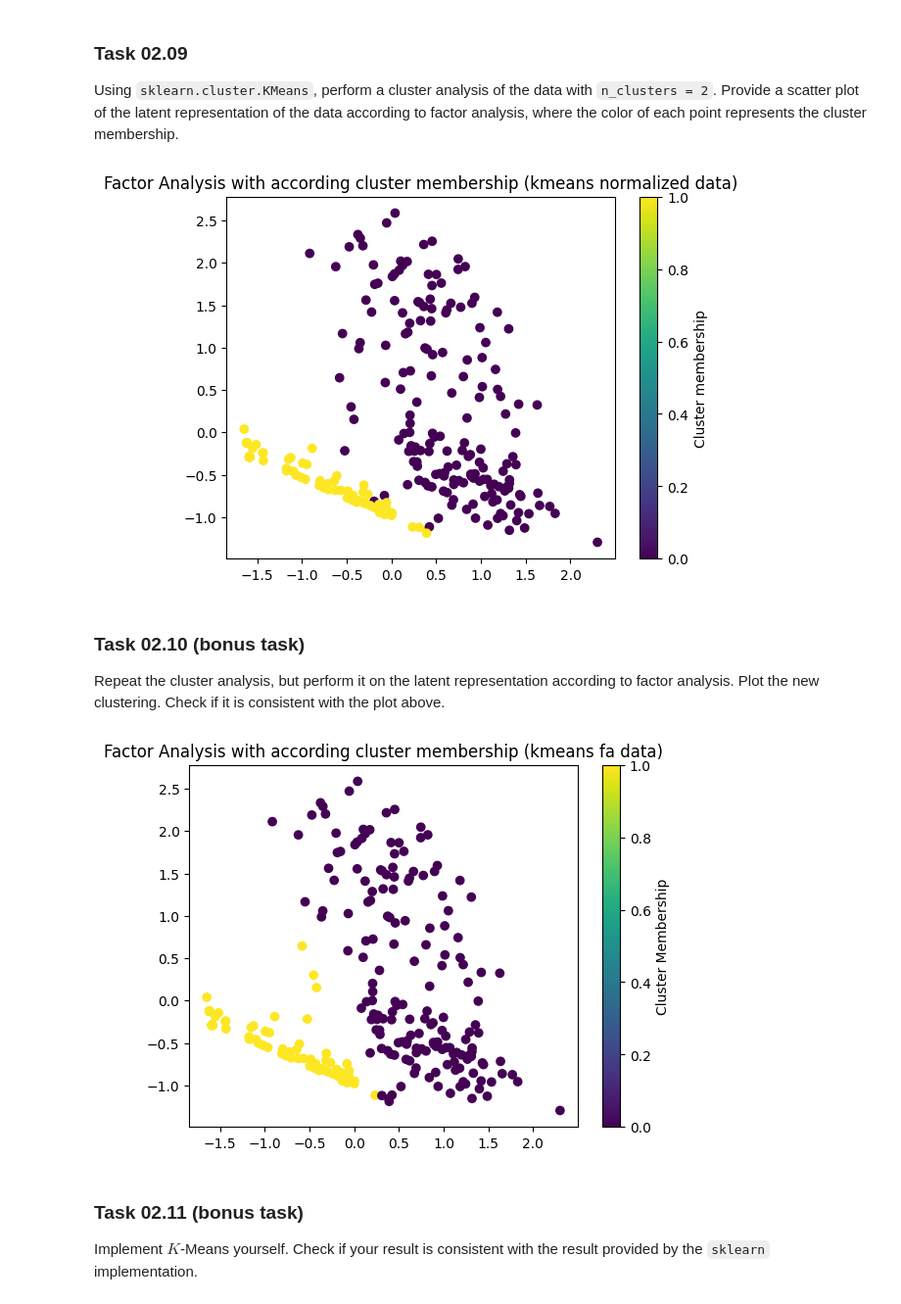
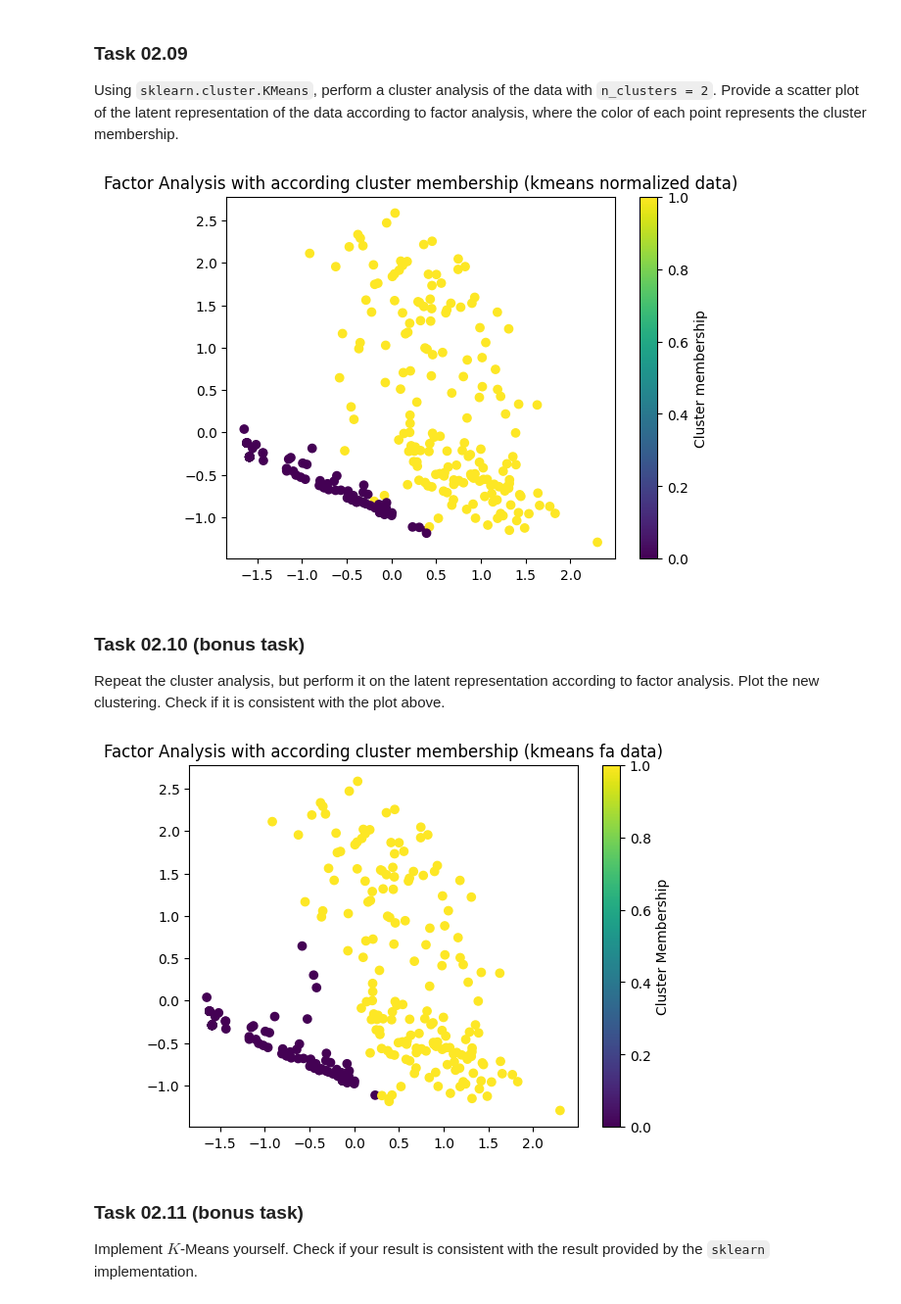
Before and after one commit to malteboettcher/data_mining, a Jupyter notebook: sheet02/sheet02.ipynb, the cells around one changed output. Shown at 98% size. Cells and saved outputs as stored; diff of their text form; code cells hidden in the pictures.

```diff
--- a/sheet02/sheet02.ipynb
+++ b/sheet02/sheet02.ipynb
@@ -269,7 +272,7 @@ YOUR ANSWER HERE
 Using `sklearn.cluster.KMeans`, perform a cluster analysis of the data with `n_clusters = 2`. Provide a scatter plot of the latent representation of the data according to factor analysis, where the color of each point represents the cluster membership.
 # %%
 # YOUR CODE HERE
-kmeans = sklearn.cluster.KMeans(n_clusters=2)
+kmeans = sklearn.cluster.KMeans(n_clusters=2, n_init=10)
 
 kmeans.fit(normalized_data)
 
@@ -280,7 +283,7 @@ plt.title("Factor Analysis with according cluster membership (kmeans normalized
 plt.colorbar(scatter_plot, label='Cluster membership')
 plt.show()
 # %% [output]
-[figure, old version]
+[figure, new version]
 # %%
 # this cell is here for test purposes. please ignore it.
 # %% [markdown]
@@ -289,18 +292,18 @@ plt.show()
 Repeat the cluster analysis, but perform it on the latent representation according to factor analysis. Plot the new clustering. Check if it is consistent with the plot above.
 # %%
 # YOUR CODE HERE
-kmeans = sklearn.cluster.KMeans(n_clusters=2)
+kmeans = sklearn.cluster.KMeans(n_clusters=2, n_init=10)
 
 kmeans.fit(transformed_data_fa)
 
 cluster_labels = kmeans.predict(transformed_data_fa)
 
 scatter_plot = plt.scatter(transformed_data_fa[:, 0], transformed_data_fa[:, 1], c=cluster_labels)
 plt.title("Factor Analysis with according cluster membership (kmeans fa data)")
 plt.colorbar(scatter_plot, label='Cluster Membership')
 plt.show()
 # %% [output]
-[figure, old version]
+[figure, new version]
 # %%
 # this cell is here for test purposes. please ignore it.
 # %% [markdown]
```
Also changed, not shown: parts of 6 cells of this notebook.
